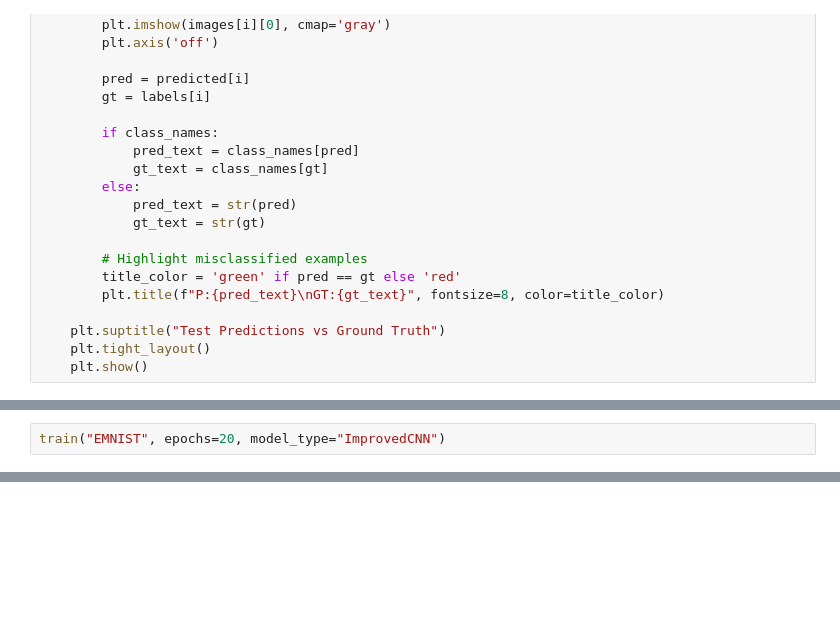
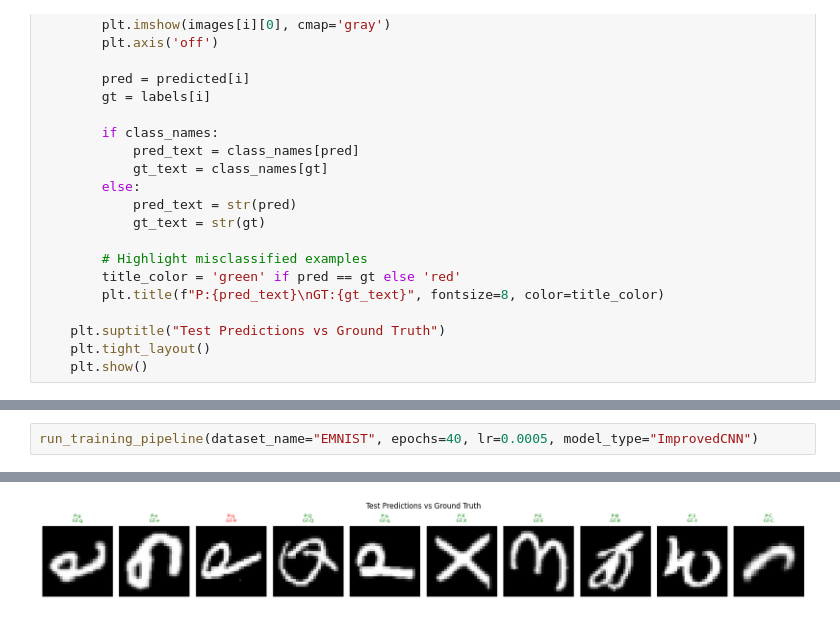
Before and after one commit to anhkhoa706/python-for-dl-homework, a Jupyter notebook: week06/CNN_MNIST_Fashion_EMNIST.ipynb, the cells around one changed output, grey strips where cells are left out. Saved outputs shown, nothing was run; the diff lists cells and outputs as text; blank space fills up the shorter version.

```diff
--- a/week06/CNN_MNIST_Fashion_EMNIST.ipynb
+++ b/week06/CNN_MNIST_Fashion_EMNIST.ipynb
@@ -232,2 +279,3 @@ train("FashionMNIST", epochs=10, model_type="ImprovedCNN")
 # %%
-train("EMNIST", epochs=20, model_type="ImprovedCNN")
+run_training_pipeline(dataset_name="EMNIST", epochs=40, lr=0.0005, model_type="ImprovedCNN")
+# %% [output]
@@ -233,0 +299 @@ train("EMNIST", epochs=20, model_type="ImprovedCNN")
+[figure, added]
```
Also changed, not shown: parts of 5 cells of this notebook, 2 other files.
